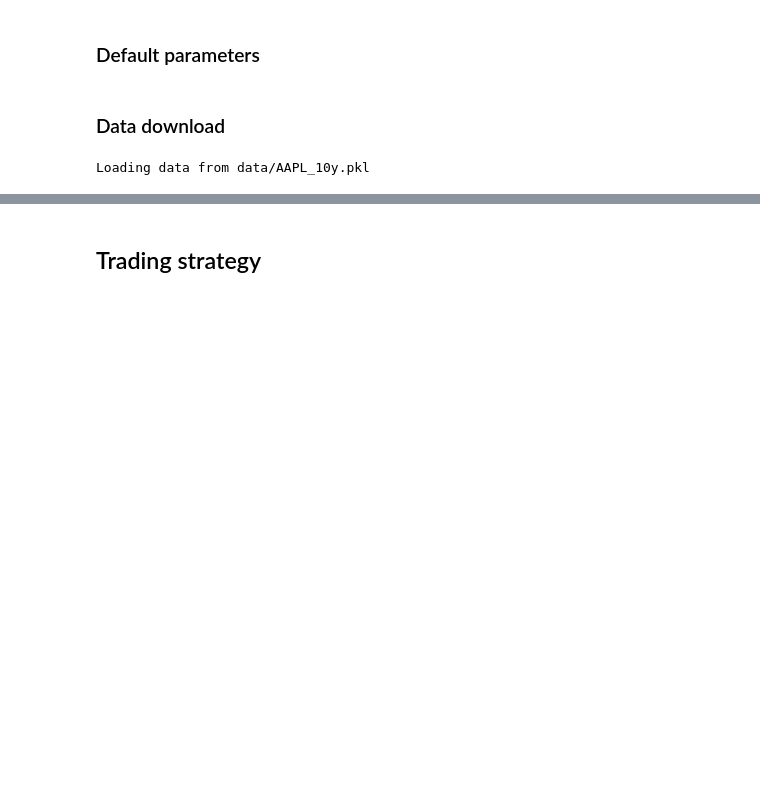
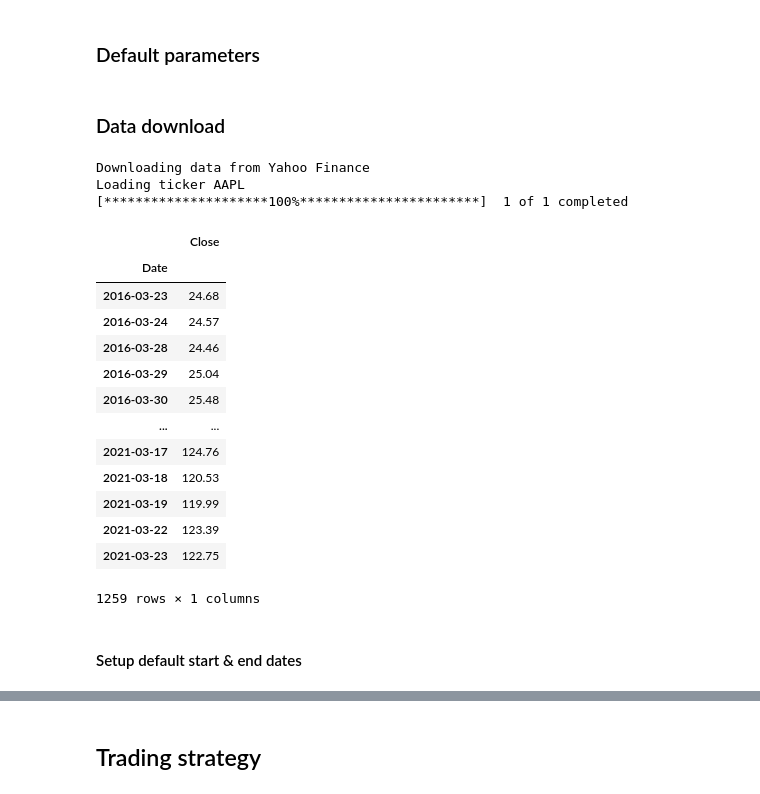
Before and after one commit to Ursuline/asset_management, a Jupyter notebook: moving_avg.ipynb, the cells around one changed output, grey strips where cells are left out. Saved outputs shown, nothing was run; the diff lists cells and outputs as text; code cells hidden in the pictures; blank space fills up the shorter version.

Commit message:
consistent handling of dates. Enhancements of contour plot

```diff
--- a/moving_avg.ipynb
+++ b/moving_avg.ipynb
@@ -24,22 +24,52 @@ from IPython.display import display
 # %%
 DIRNAME  = 'data'
 PLOT_DIR = 'plots'
+HUGE     = 1000000
+DEFAULT_PERIOD = '5y'
+FEE_PCT        = .004  # broker's fee
 initial_wealth = 100.0
-fee_pct        = .004  # broker's fee
 pd.options.display.float_format = '{:,.2f}'.format
 
-TICKER   = 'AAPL'
-end_date = '2021-03-19'
+# ---------------------------#
+TICKER     = 'AAPL'
+
+# Download from Yahoo ?
+REFRESH    = False
+
+START_DATE = '2017-07-15'
+END_DATE   = '2021-03-22'
 # %% [markdown]
 ### Data download
 # %%
-rerfresh = False
-raw = sc.load_security(dirname=DIRNAME, ticker=TICKER, period='10y', refresh)
+raw = sc.load_security(dirname = DIRNAME,
+                       ticker  = TICKER,
+                       refresh = REFRESH,
+                       period  = DEFAULT_PERIOD,
+                      )
 # %% [output]
-Loading data from data/AAPL_10y.pkl
+Downloading data from Yahoo Finance
+Loading ticker AAPL
+[*********************100%***********************]  1 of 1 completed
 # %%
 security = pd.DataFrame(raw[f'Close_{TICKER}'])
 security.rename(columns={f'Close_{TICKER}': "Close"},
                 inplace=True)
 
-#security
+security
+# %% [output]
+|  | Close |
+| Date |  |
+| 2016-03-23 | 24.68 |
+| 2016-03-24 | 24.57 |
+| 2016-03-28 | 24.46 |
+| 2016-03-29 | 25.04 |
+| 2016-03-30 | 25.48 |
+| ... | ... |
+| 2021-03-17 | 124.76 |
+| 2021-03-18 | 120.53 |
+| 2021-03-19 | 119.99 |
+| 2021-03-22 | 123.39 |
+| 2021-03-23 | 122.75 |
+1259 rows × 1 columns
+# %% [markdown]
+#### Setup default start & end dates
```
Also changed, not shown: parts of 14 cells of this notebook.
